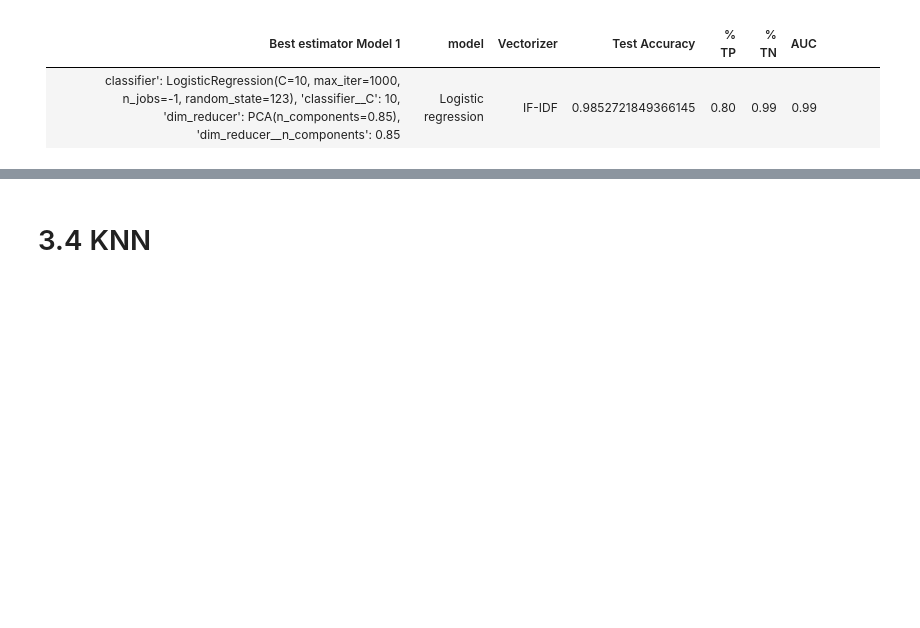
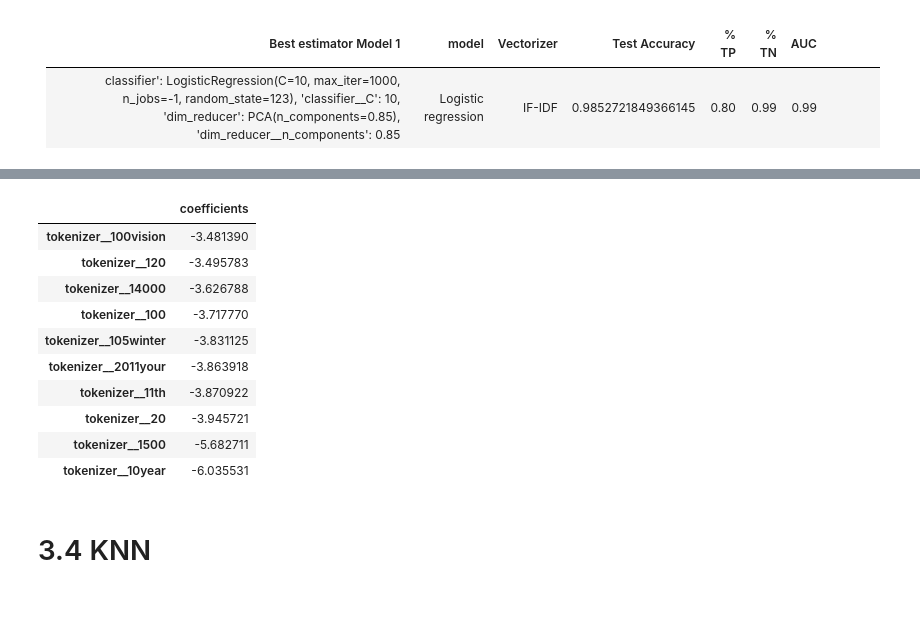
Before and after one commit to polly1110/Fake-Job-Detection, a Jupyter notebook: Modeling-v4.ipynb, the cells around one changed output, grey strips where cells are left out. Cells and saved outputs as stored; diff of their text form; code cells hidden in the pictures; blank space fills up the shorter version.

```diff
--- a/Modeling-v4.ipynb
+++ b/Modeling-v4.ipynb
@@ -882,3 +903,18 @@ weighted avg       0.98      0.99      0.98      5364
+# %%
+# bottom 10 features
+feature_importance[-11:-1]
+# %% [output]
+|  | coefficients |
+| tokenizer__100vision | -3.481390 |
+| tokenizer__120 | -3.495783 |
+| tokenizer__14000 | -3.626788 |
+| tokenizer__100 | -3.717770 |
+| tokenizer__105winter | -3.831125 |
+| tokenizer__2011your | -3.863918 |
+| tokenizer__11th | -3.870922 |
+| tokenizer__20 | -3.945721 |
+| tokenizer__1500 | -5.682711 |
+| tokenizer__10year | -6.035531 |
 # %% [markdown]
 # 3.4 KNN<a id="3.4"></a>
 <a href="#top" class="btn btn-primary btn-sm" role="button" aria-pressed="true" style="color:white" data-toggle="popover">Go to TOC</a>
```
Also changed, not shown: parts of 91 cells of this notebook.
